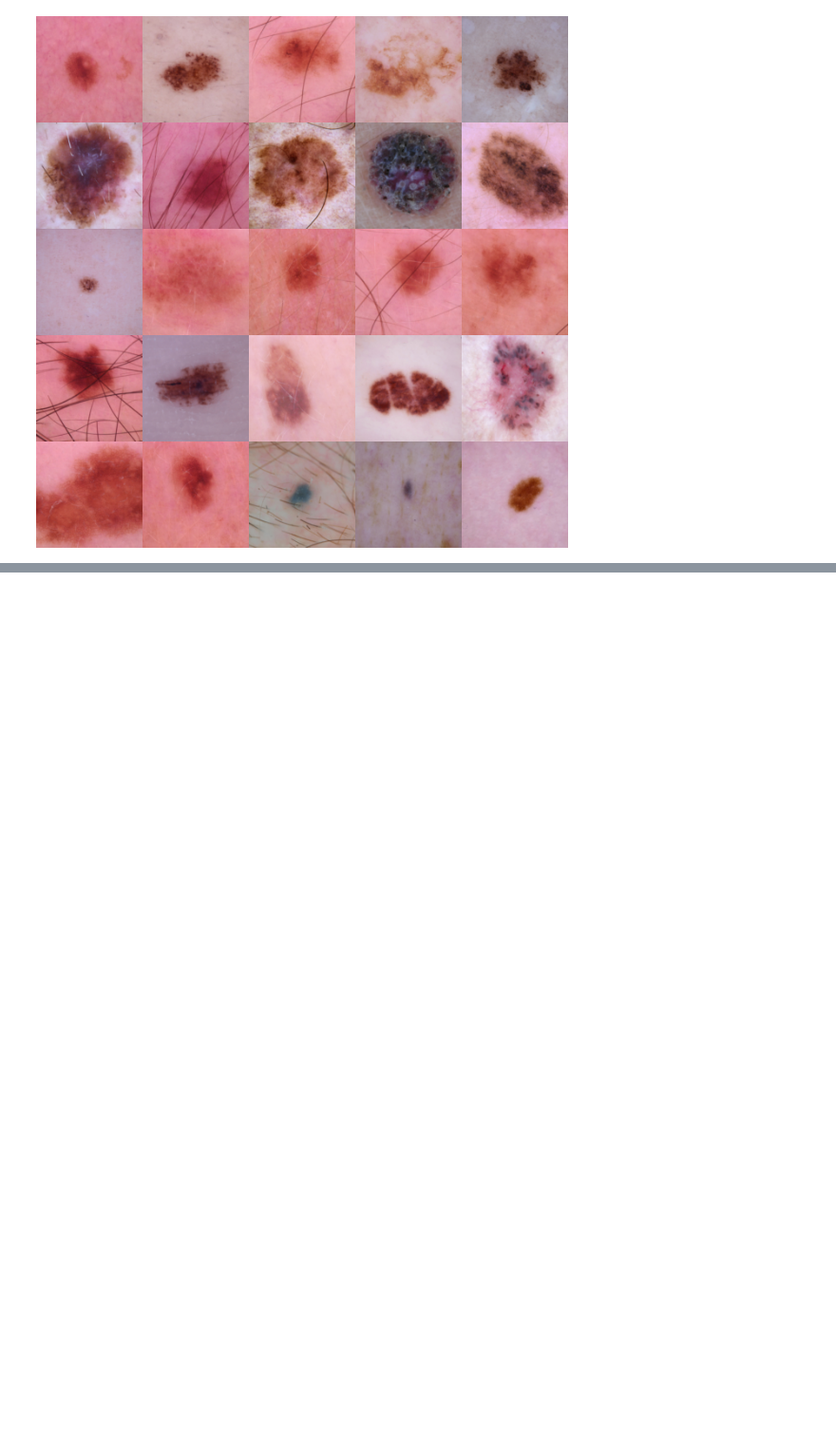
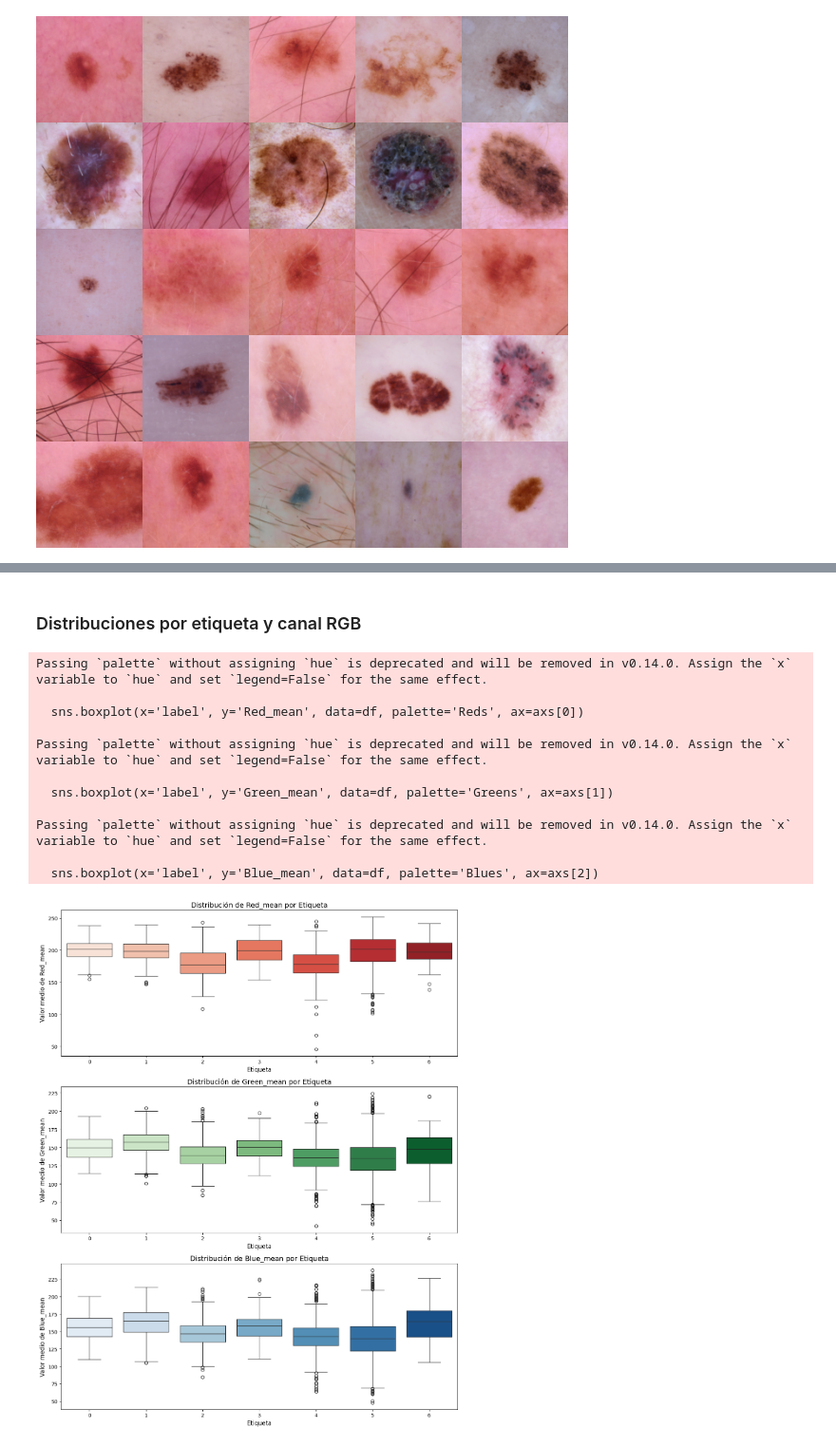
Before and after one commit to matgoni/Dermatology_MNIST, a Jupyter notebook: Data_Exploration.ipynb, the cells around one changed output, grey strips where cells are left out. Shown at 95% size. Saved outputs shown, nothing was run; the diff lists cells and outputs as text; code cells hidden in the pictures; blank space fills up the shorter version.

```diff
--- a/Data_Exploration.ipynb
+++ b/Data_Exploration.ipynb
@@ -110,0 +201,39 @@ train_dataset_128.montage(length=5)
+# %% [markdown]
+### Distribuciones por etiqueta y canal RGB
+# %%
+fig, axs = plt.subplots(3, 1, figsize=(12, 15))
+
+# 1. Gráfico para el canal Rojo (Red_mean)
+sns.boxplot(x='label', y='Red_mean', data=df, palette='Reds', ax=axs[0])
+axs[0].set_title('Distribución de Red_mean por Etiqueta', fontsize=14)
+axs[0].set_xlabel('Etiqueta', fontsize=12)
+axs[0].set_ylabel('Valor medio de Red_mean', fontsize=12)
+
+# 2. Gráfico para el canal Verde (Green_mean)
+sns.boxplot(x='label', y='Green_mean', data=df, palette='Greens', ax=axs[1])
+axs[1].set_title('Distribución de Green_mean por Etiqueta', fontsize=14)
+axs[1].set_xlabel('Etiqueta', fontsize=12)
+axs[1].set_ylabel('Valor medio de Green_mean', fontsize=12)
+
+# 3. Gráfico para el canal Azul (Blue_mean)
+sns.boxplot(x='label', y='Blue_mean', data=df, palette='Blues', ax=axs[2])
+axs[2].set_title('Distribución de Blue_mean por Etiqueta', fontsize=14)
+axs[2].set_xlabel('Etiqueta', fontsize=12)
+axs[2].set_ylabel('Valor medio de Blue_mean', fontsize=12)
+
+plt.tight_layout()
+
+plt.show()
+# %% [output]
+Passing `palette` without assigning `hue` is deprecated and will be removed in v0.14.0. Assign the `x` variable to `hue` and set `legend=False` for the same effect.
+
+  sns.boxplot(x='label', y='Red_mean', data=df, palette='Reds', ax=axs[0])
+
+Passing `palette` without assigning `hue` is deprecated and will be removed in v0.14.0. Assign the `x` variable to `hue` and set `legend=False` for the same effect.
+
+  sns.boxplot(x='label', y='Green_mean', data=df, palette='Greens', ax=axs[1])
+
+Passing `palette` without assigning `hue` is deprecated and will be removed in v0.14.0. Assign the `x` variable to `hue` and set `legend=False` for the same effect.
+
+  sns.boxplot(x='label', y='Blue_mean', data=df, palette='Blues', ax=axs[2])
+[figure, added]
```
Also changed, not shown: parts of 8 cells of this notebook.
